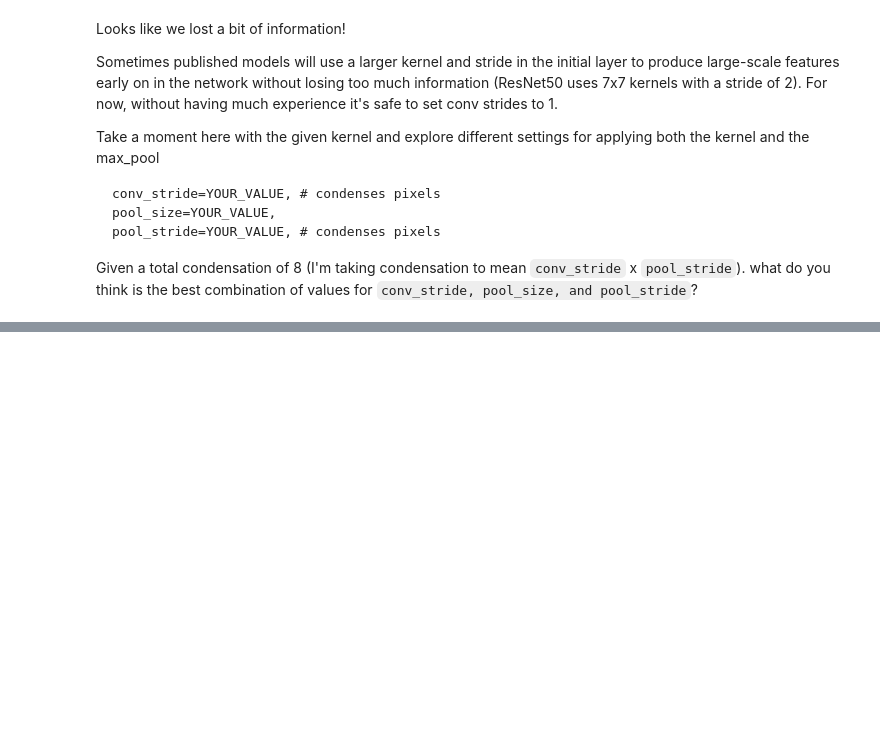
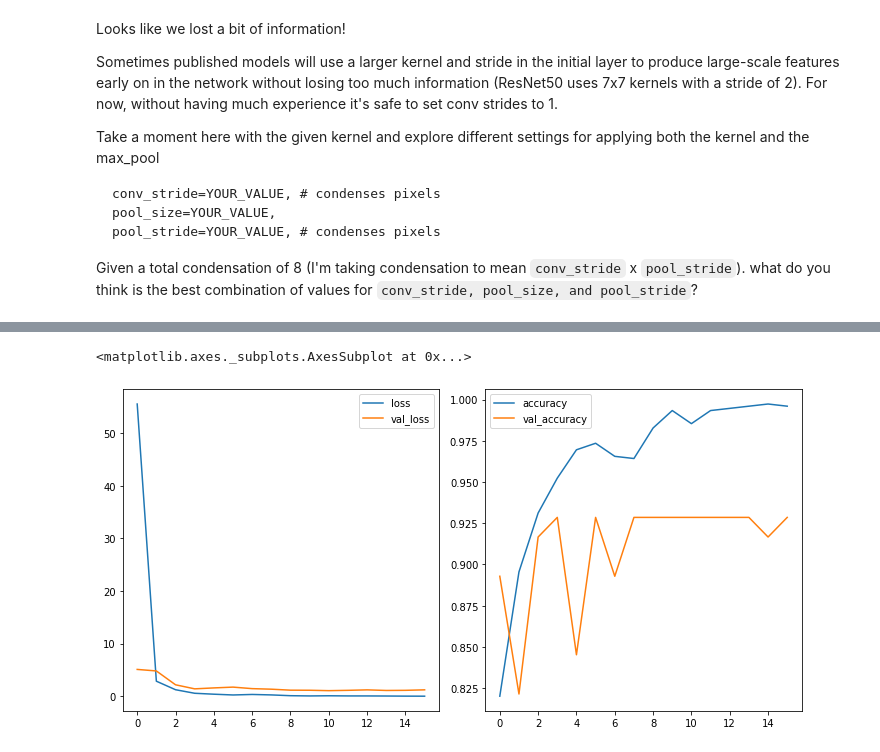
Before and after one commit to wesleybeckner/general_applications_of_neural_networks, a Jupyter notebook: notebooks/S4_Computer_Vision_II.ipynb, the cells around one changed output, grey strips where cells are left out. Saved outputs shown, nothing was run; the diff lists cells and outputs as text; code cells hidden in the pictures; blank space fills up the shorter version.

```diff
--- a/notebooks/S4_Computer_Vision_II.ipynb
+++ b/notebooks/S4_Computer_Vision_II.ipynb
@@ -502,0 +778,8 @@ In the following I'm going to double the filter size after the first block. This
+# %%
+%%time
+with tf.device('/device:GPU:0'):
+  results = model.fit(train_set_tf,
+                      epochs=30,
+                      validation_data=val_set_tf,
+                      callbacks=[early_stop]
+                      )
@@ -502,0 +804,8 @@ In the following I'm going to double the filter size after the first block. This
+# %%
+losses = pd.DataFrame(results.history)
+fig, ax = plt.subplots(1, 2, figsize=(10,5))
+losses[['loss','val_loss']].plot(ax=ax[0])
+losses[['accuracy','val_accuracy']].plot(ax=ax[1])
+# %% [output]
+<matplotlib.axes._subplots.AxesSubplot at 0x...>
+[figure, added]
```
Also changed, not shown: parts of 69 cells of this notebook.
